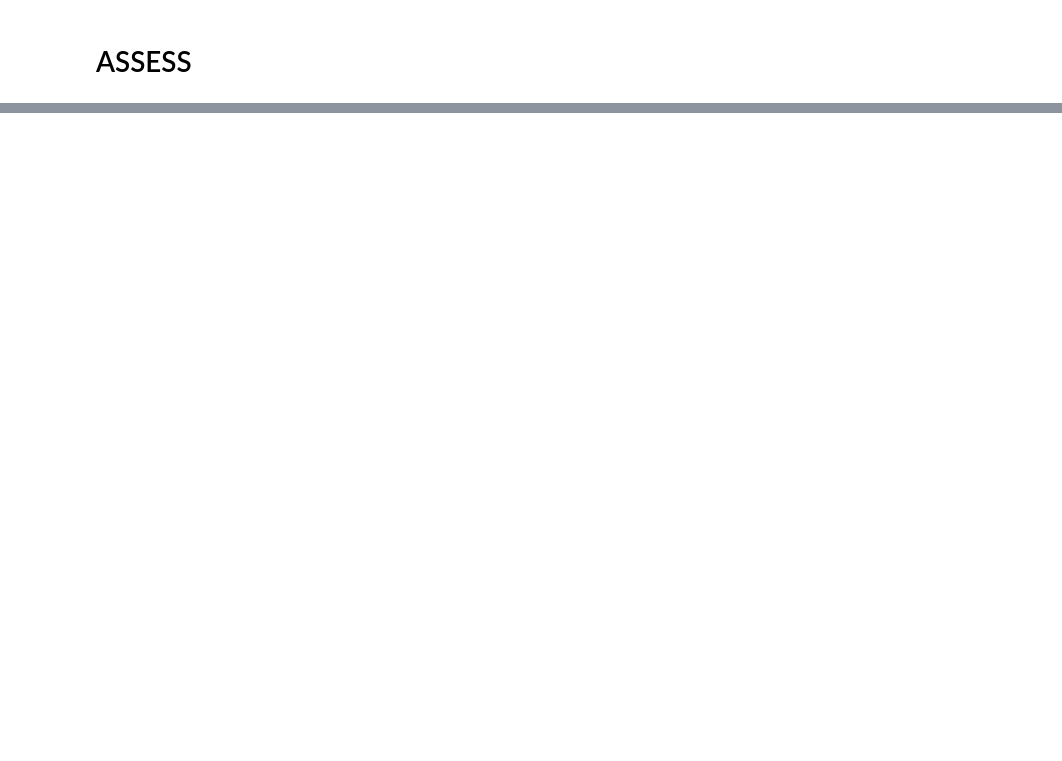
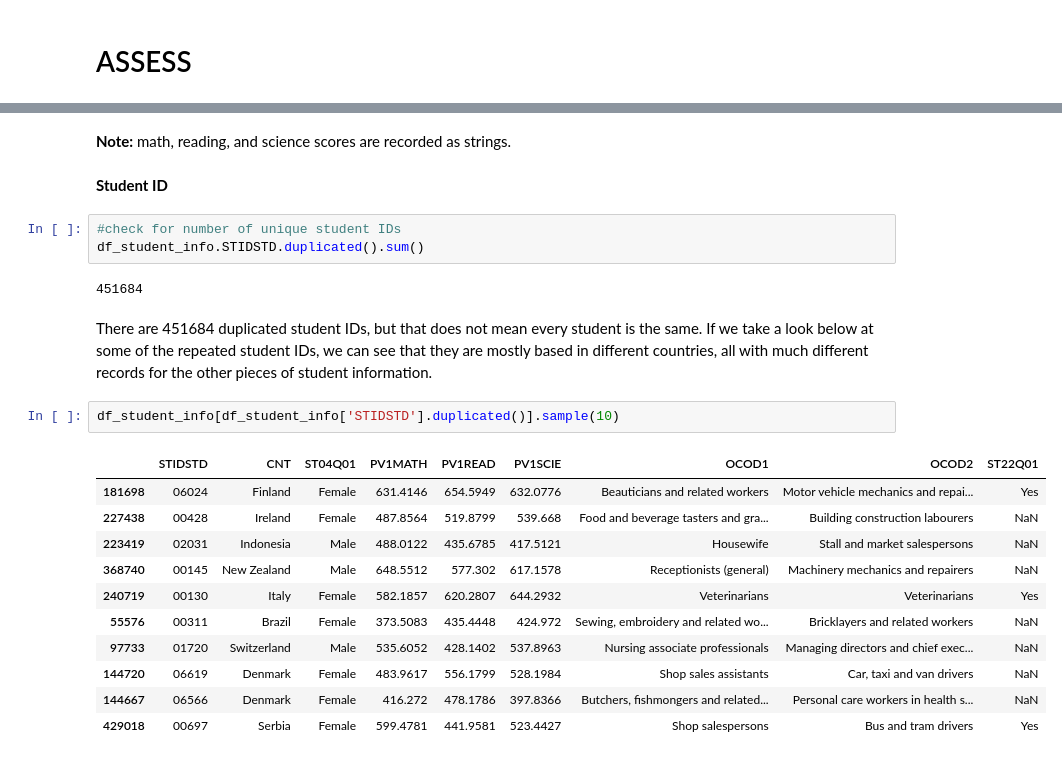
Before and after one commit to aeglon97/Communicate-Data-Findings, a Jupyter notebook: pisa_wrangle.ipynb, the cells around one changed output, grey strips where cells are left out. Drawn from its saved outputs; the diff is of its cells as text; blank space fills up the shorter version.

```diff
--- a/pisa_wrangle.ipynb
+++ b/pisa_wrangle.ipynb
@@ -172,0 +329,25 @@ Name: OCOD1, Length: 485490, dtype: object
+# %% [markdown]
+**Note:** math, reading, and science scores are recorded as strings.
+# %% [markdown]
+**Student ID**
+# %%
+#check for number of unique student IDs
+df_student_info.STIDSTD.duplicated().sum()
+# %% [output]
+451684
+# %% [markdown]
+There are 451684 duplicated student IDs, but that does not mean every student is the same. If we take a look below at some of the repeated student IDs, we can see that they are mostly based in different countries, all with much different records for the other pieces of student information.
+# %%
+df_student_info[df_student_info['STIDSTD'].duplicated()].sample(10)
+# %% [output]
+|  | STIDSTD | CNT | ST04Q01 | PV1MATH | PV1READ | PV1SCIE | OCOD1 | OCOD2 | ST22Q01 |
+| 181698 | 06024 | Finland | Female | 631.4146 | 654.5949 | 632.0776 | Beauticians and related workers | Motor vehicle mechanics and repai... | Yes |
+| 227438 | 00428 | Ireland | Female | 487.8564 | 519.8799 | 539.668 | Food and beverage tasters and gra... | Building construction labourers | NaN |
+| 223419 | 02031 | Indonesia | Male | 488.0122 | 435.6785 | 417.5121 | Housewife | Stall and market salespersons | NaN |
+| 368740 | 00145 | New Zealand | Male | 648.5512 | 577.302 | 617.1578 | Receptionists (general) | Machinery mechanics and repairers | NaN |
+| 240719 | 00130 | Italy | Female | 582.1857 | 620.2807 | 644.2932 | Veterinarians | Veterinarians | Yes |
+| 55576 | 00311 | Brazil | Female | 373.5083 | 435.4448 | 424.972 | Sewing, embroidery and related wo... | Bricklayers and related workers | NaN |
+| 97733 | 01720 | Switzerland | Male | 535.6052 | 428.1402 | 537.8963 | Nursing associate professionals | Managing directors and chief exec... | NaN |
+| 144720 | 06619 | Denmark | Female | 483.9617 | 556.1799 | 528.1984 | Shop sales assistants | Car, taxi and van drivers | NaN |
+| 144667 | 06566 | Denmark | Female | 416.272 | 478.1786 | 397.8366 | Butchers, fishmongers and related... | Personal care workers in health s... | NaN |
+| 429018 | 00697 | Serbia | Female | 599.4781 | 441.9581 | 523.4427 | Shop salespersons | Bus and tram drivers | Yes |
```
Also changed, not shown: parts of 66 cells of this notebook, 1 other file.
